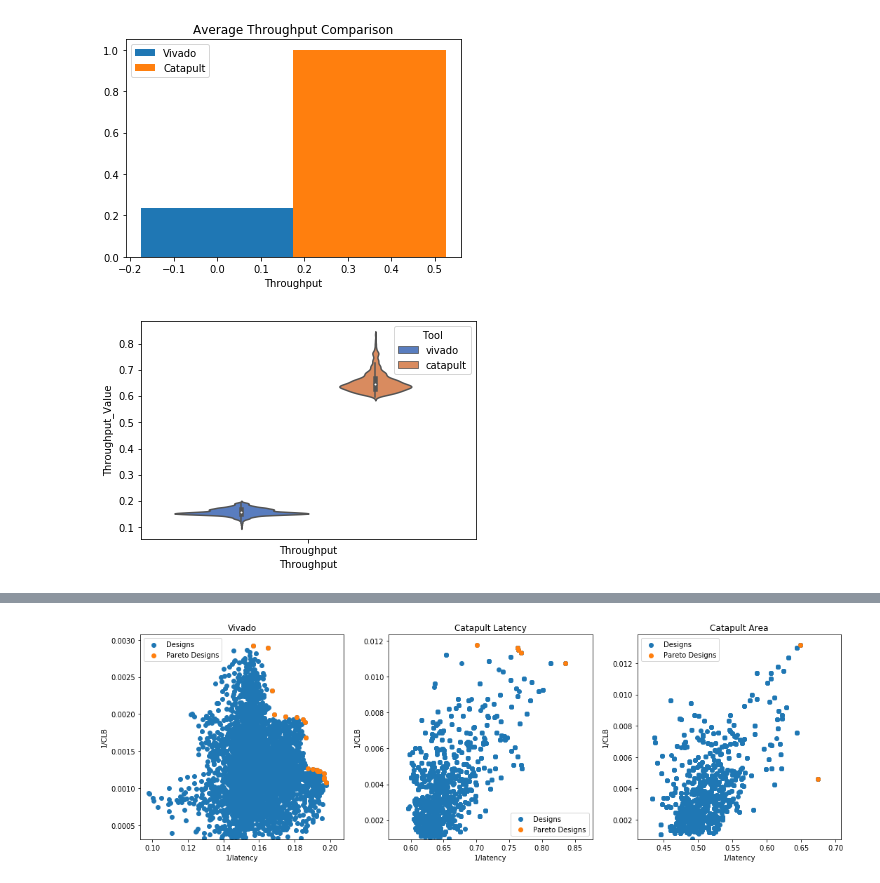
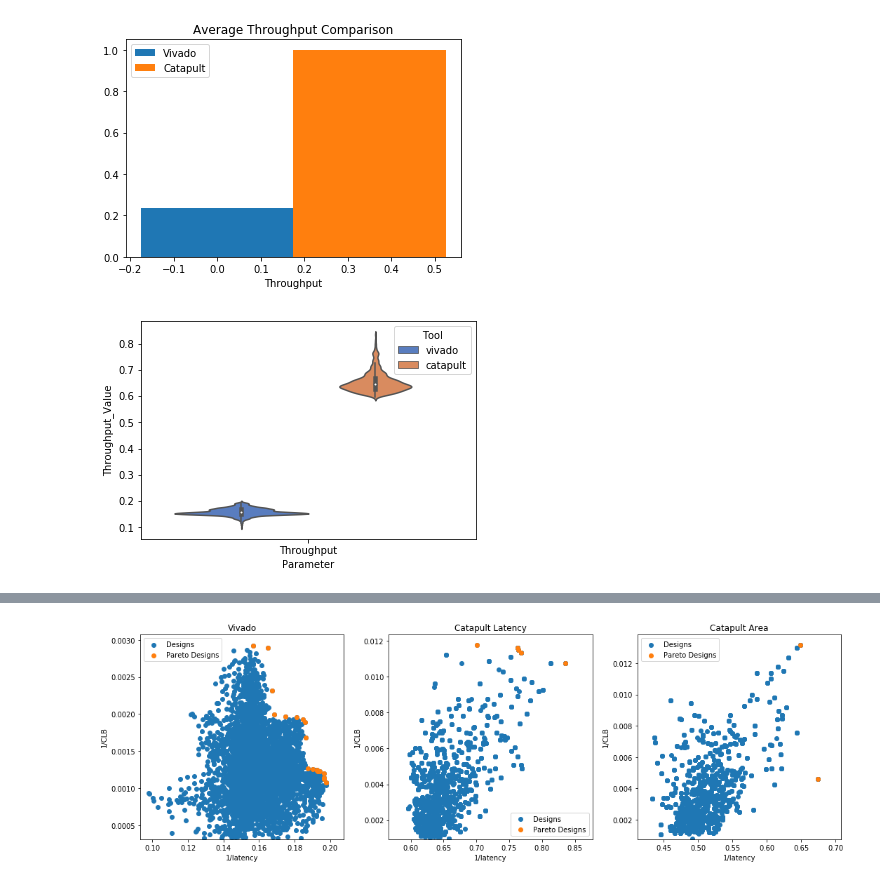
Before and after one commit to KastnerRG/Spector-HLS, a Jupyter notebook: dct/results/postproc/dct_postproc.ipynb, the cells around one changed output, grey strips where cells are left out. Saved outputs shown, nothing was run; the diff lists cells and outputs as text; code cells hidden in the pictures.

```diff
--- a/dct/results/postproc/dct_postproc.ipynb
+++ b/dct/results/postproc/dct_postproc.ipynb
@@ -10,9 +10,9 @@ cdfx = pd.read_csv("../csv/catapult_dct_latency.csv", index_col=0)
 li=[]
 viv_violin=pd.read_csv("../csv/vivado_dct_violin.csv",index_col=None)
 li.append(viv_violin)
-cat_violin=pd.read_csv("../csv/catapult_dct_violin.csv",index_col=None)
+cat_violin=pd.read_csv("../csv/catapult_dct_latency_violin.csv",index_col=None)
 li.append(cat_violin)
-violin=pd.concat(li, axis=0, ignore_index=True)
+violin=pd.concat(li, axis=0, ignore_index=True,sort='False')
 l2=[]
 l2.append(violin)
 cdfx['throughput'] = cdfx['obj1'].min()*1/cdfx['obj1']
@@ -100,9 +100,9 @@ plt.show()
 # %% [output]
 [figure]
 # %%
-ax=sns.violinplot(x="Throughput",y="Throughput_Value",data=violin,hue="Tool",palette="muted",scale="count")
+ax=sns.violinplot(x="Parameter",y="Throughput_Value",data=violin,hue="Tool",palette="muted",scale="count")
 # %% [output]
-[figure, old version]
+[figure, new version]
 # %%
 cdfx = cdfx.reset_index(drop=True)
 vdfx = vdfx.reset_index(drop=True)
```
Also changed, not shown: parts of 2 cells of this notebook.
